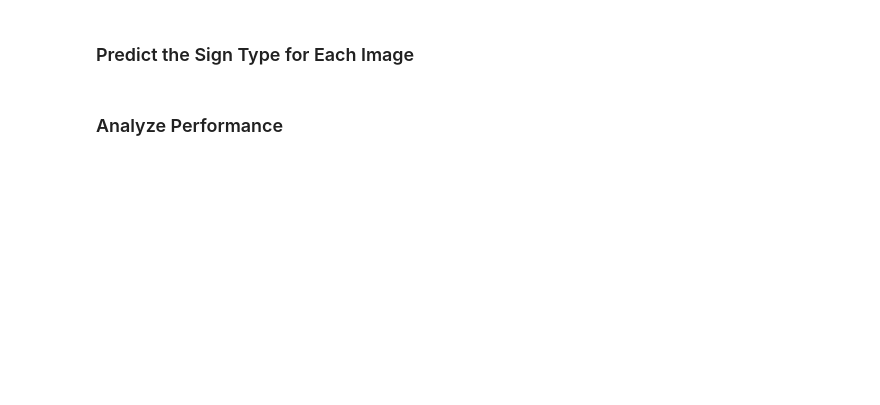
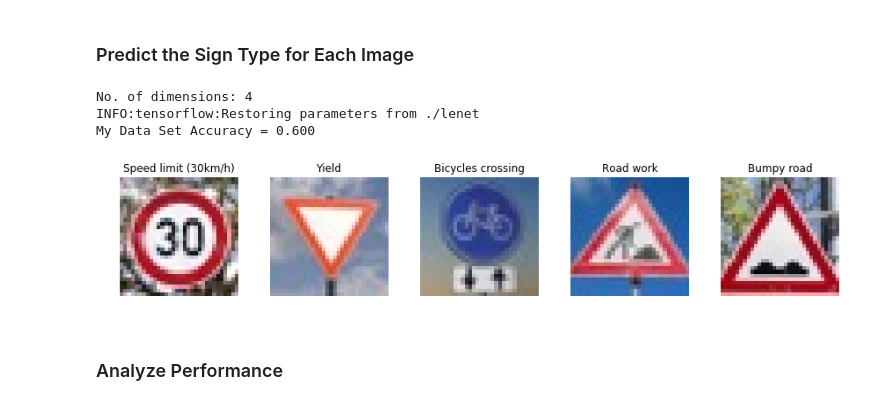
Before and after one commit to matttpj/CarND-Traffic-Sign-Classifier, a Jupyter notebook: Traffic_Sign_Classifier-P3.ipynb, the cells around one changed output. Saved outputs shown, nothing was run; the diff lists cells and outputs as text; code cells hidden in the pictures; blank space fills up the shorter version.

```diff
--- a/Traffic_Sign_Classifier-P3.ipynb
+++ b/Traffic_Sign_Classifier-P3.ipynb
@@ -476,0 +503,36 @@ with tf.Session() as sess:
+# %%
+# Repeat on Test data set
+#Convert test images to gray
+te_grays = np.sum(X_test/3, axis=3)
+X_test_grays = np.stack((te_grays, te_grays, te_grays), axis=3)
+print(X_test_grays.shape)
+
+# Normalize: scale pixel values to [-1, 1]
+X_test = (X_test_grays - 128) / 128
+y_test = y_test
+
+print("X_test.shape " +str(X_test.shape))
+print("y_test.shape " +str(y_test.shape))
+
+test_accuracy_figure = []
+
+with tf.Session() as sess:
+    sess.run(tf.global_variables_initializer())
+    num_examples = len(X_test)
+
+    print("Number of testing images: " +str(num_examples))
+    print("Testing...")
+    print()
+    for i in range(EPOCHS):
+        X_test, y_test = shuffle(X_test, y_test)
+        for offset in range(0, num_examples, BATCH_SIZE):
+            end = offset + BATCH_SIZE
+            batch_x, batch_y = X_test[offset:end], y_test[offset:end]
+            sess.run(training_operation, feed_dict={x: batch_x, y: batch_y})
+
+        test_accuracy = evaluate(X_test, y_test)
+        test_accuracy_figure.append(test_accuracy)
+        print("EPOCH {} ...".format(i+1))
+        print("Testing Accuracy = {:.3f}".format(test_accuracy))
+
+    print("Testing completed")
@@ -535,32 +616,36 @@ plot_figures(figs, 1, 5, labels)
 # %%
 ### Run the predictions here and use the model to output the prediction for each image.
 ### Make sure to pre-process the images with the same pre-processing pipeline used earlier.
 ### Feel free to use as many code cells as needed.
 
 #print(web_signs.ndim)
 my_web_signs = np.array(web_signs)
 
 print("No. of dimensions: " +str(my_web_signs.ndim))
 
 my_web_signs_normalized = my_web_signs
 
 number_to_stop = 5
 figures = {}
 labels = {}
 for i in range(number_to_stop):
     labels[i] = name_values[web_labels[i]][1].decode('ascii')
     figures[i] = my_web_signs[i].squeeze()
 
 plot_figures(figures, 1, 5, labels)
 
 with tf.Session() as sess:
     sess.run(tf.global_variables_initializer())
-    #saver = tf.train.import_meta_graph('./lenet.meta')
+    saver = tf.train.import_meta_graph('./lenet.meta')
     saver.restore(sess, "./lenet")
-
 
     my_accuracy = evaluate(my_web_signs_normalized, web_labels)
     print("My Data Set Accuracy = {:.3f}".format(my_accuracy))
+# %% [output]
+No. of dimensions: 4
+INFO:tensorflow:Restoring parameters from ./lenet
+My Data Set Accuracy = 0.600
+[figure, added]
 # %% [markdown]
 ### Analyze Performance
 # %%
```
Also changed, not shown: parts of 11 cells of this notebook, 2 other files.
